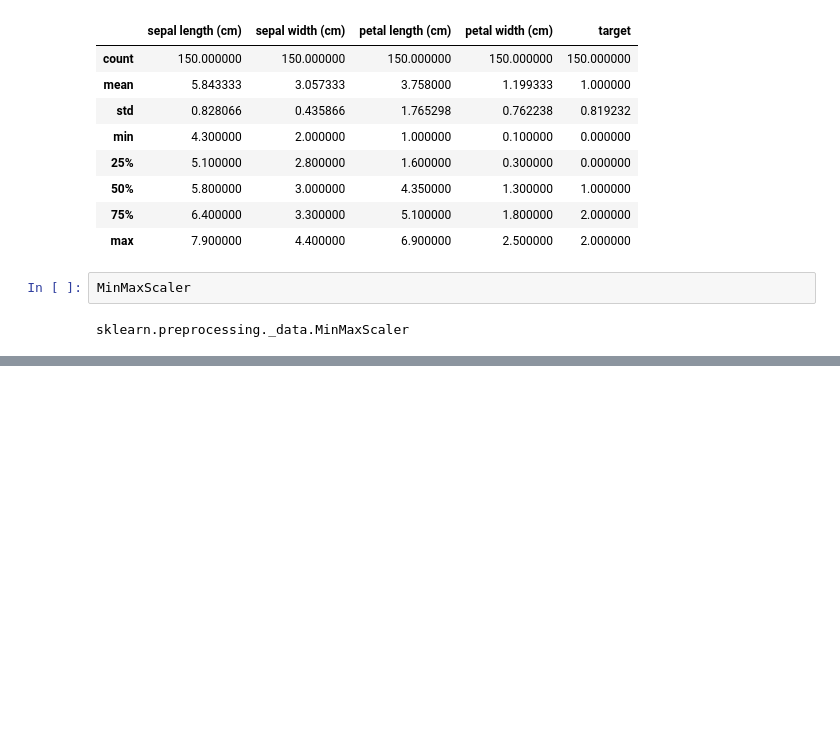
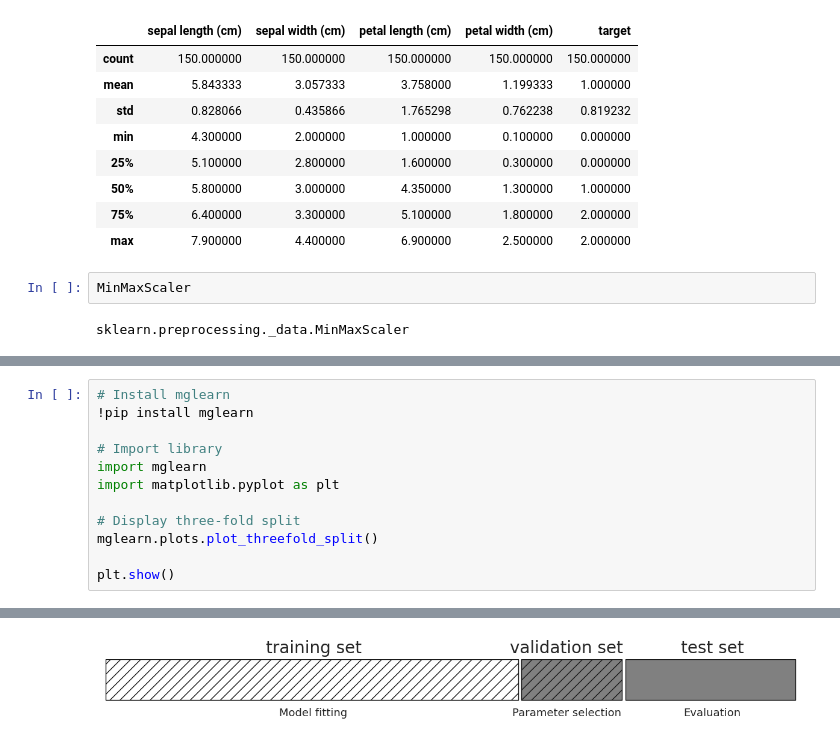
Before and after one commit to nhimsonitaa-bot/Jasmine, a Jupyter notebook: iris202622756.ipynb, the cells around one changed output, grey strips where cells are left out. Cells and saved outputs as stored; diff of their text form; blank space fills up the shorter version.

```diff
--- a/iris202622756.ipynb
+++ b/iris202622756.ipynb
@@ -242,0 +374,13 @@ sklearn.preprocessing._data.MinMaxScaler
+# %%
+# Install mglearn
+!pip install mglearn
+
+# Import library
+import mglearn
+import matplotlib.pyplot as plt
+
+# Display three-fold split
+mglearn.plots.plot_threefold_split()
+
+plt.show()
+# %% [output]
@@ -242,0 +404 @@ sklearn.preprocessing._data.MinMaxScaler
+[figure, added]
```
Also changed, not shown: parts of 40 cells of this notebook.
